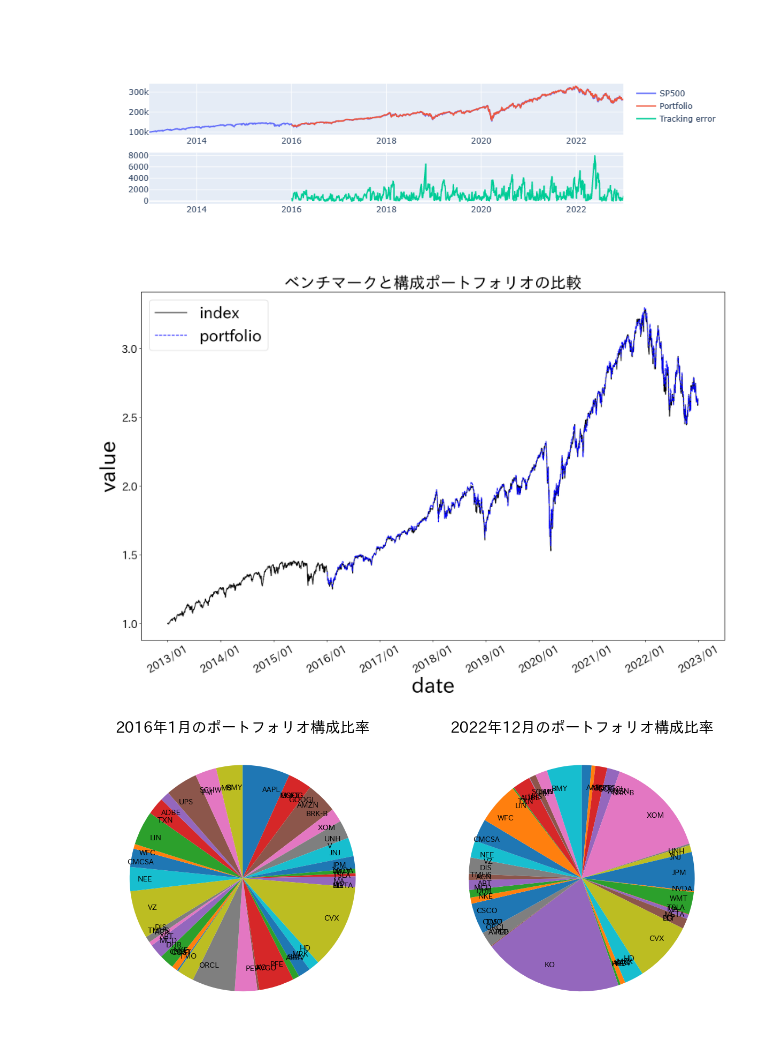
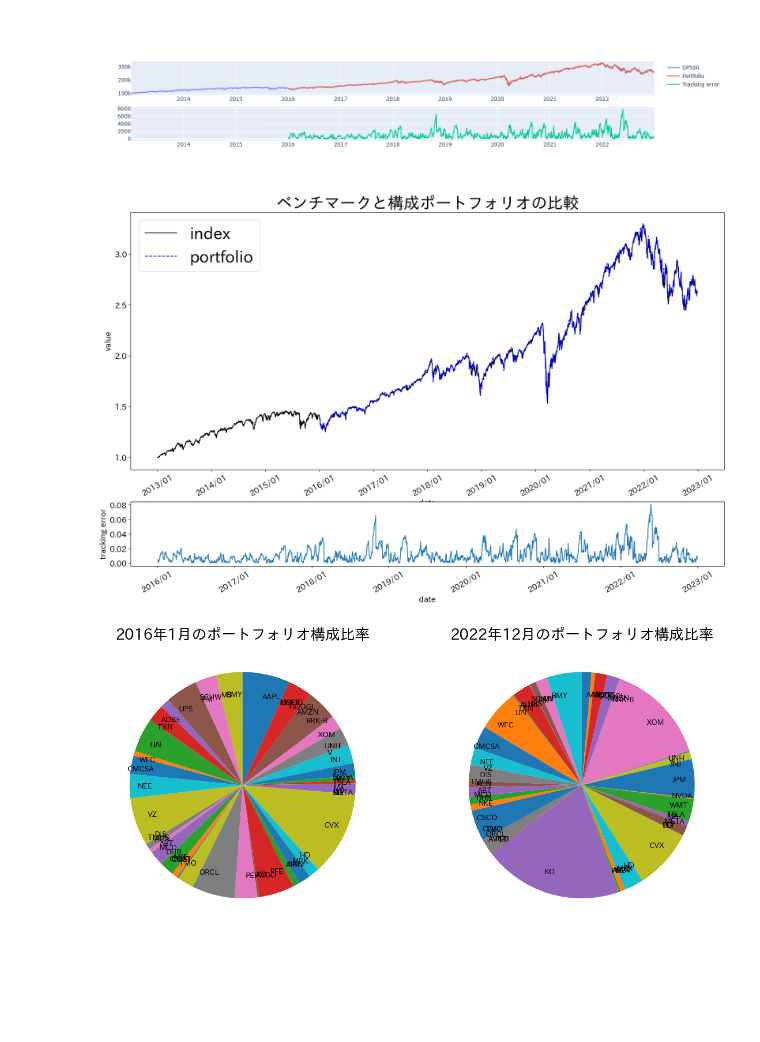
Before and after one commit to heytangning/direct-indexing, a Jupyter notebook: di_backtest.ipynb, the cells around one changed output. Drawn from its saved outputs; the diff is of its cells as text; code cells hidden in the pictures; blank space fills up the shorter version.

Commit message:
image

```diff
--- a/di_backtest.ipynb
+++ b/di_backtest.ipynb
@@ -86,8 +87,10 @@ Benchmark = Benchmark.cumprod()
 T = R.shape[0]
 N = R.shape[1]
 # %%
-di = pd.DataFrame(index=Benchmark.index,columns=['Close'])
-dw = pd.DataFrame(index=R.index,columns=R.columns)
+di = pd.DataFrame(index=Benchmark.index,columns=['Close']) # ポートフォリオの時価総額の推移
+dw = pd.DataFrame(index=R.index,columns=R.columns) # 目標配分比率の推移
+di_sr = pd.DataFrame(index=R.index,columns=['Close']) # 同一比率リバランスポートフォリオの時価総額の推移
+pw = pd.DataFrame(index=R.index,columns=R.columns) # 実績配分比率の推移
 # %%
 mon_window = 36
 weight = cvx.Variable(N)
@@ -108,10 +111,24 @@ for i in range(120 - mon_window):
     wt = np.expand_dims(w, 0)
     dstart = cal.query('mon >= '+str(end+1)+' and mon <= '+str(end+1))['Date'].min()
     dend = cal.query('mon >= '+str(end+1)+' and mon <= '+str(end+1))['Date'].max()
+    # ポートフォリオ時価総額計算
     d = R[dstart:dend].values@w
     d = np.expand_dims(d, 1)
     di[dstart:dend]=d
+    # 目標配分
     dw[dstart:dstart]=wt
+    # 実績配分
+    rtmp=R[dstart:dend].values
+    rt = rtmp.shape[0]
+    wr = np.expand_dims(w, 0)
+    wr = np.repeat(wr, rt, axis=0)
+    dwr = np.multiply(rtmp,wr)
+    dwr_sum = dwr.sum(axis=1)
+    dwr_sum = np.expand_dims(dwr_sum, 1)
+    dwr_sumr = np.repeat(dwr_sum, 50, axis=1)
+    dwr_al = np.divide(dwr,dwr_sumr)
+    pw[dstart:dend]=dwr_al
+    #
 # %%
 dw = dw.dropna()
 # %%
@@ -139,30 +156,43 @@ fig.add_trace(go.Scatter(x=Benchmark.index,
               )
 fig.show()
 # %% [output]
-[figure, old version]
+[figure, new version]
 # %%
 Benchmark.to_csv('b.csv')
 di.to_csv('d.csv')
 # %%
 import japanize_matplotlib
 import matplotlib.pyplot as plt
+import matplotlib.gridspec as gridspec
 from matplotlib import dates as mdates
 
+heights = [4, 1]
 fig = plt.figure(figsize=(20, 12))
-ax = fig.add_subplot(111)
+spec = fig.add_gridspec(ncols=1, nrows=2,  height_ratios=heights)
+ax = fig.add_subplot(spec[0, 0])
 ax.plot(pd.to_datetime(Benchmark.index),Benchmark,c='k')
 ax.plot(pd.to_datetime(di.index),di,c='b',linestyle="--")
 ax.legend(labels=['index','portfolio'],fontsize=30)
-ax.set_xlabel('date', size=40)
-ax.set_ylabel('value', size=40)
+ax.set_xlabel('date', size=15)
+ax.set_ylabel('value', size=15)
 ax.set_title('ベンチマークと構成ポートフォリオの比較', fontsize=30)
-plt.xticks(fontsize=20)
-plt.yticks(fontsize=20)
+plt.xticks(fontsize=15)
+plt.yticks(fontsize=15)
 plt.xticks(rotation=30)
 plt.gca().xaxis.set_major_formatter(mdates.DateFormatter('%Y/%m'))
+
+ax = fig.add_subplot(spec[1, 0])
+ax.plot(pd.to_datetime(Benchmark.index),((Benchmark['Close']-di['Close'])**2)**0.5)
+ax.set_xlabel('date', size=15)
+ax.set_ylabel('tracking error', size=15)
+plt.xticks(fontsize=15)
+plt.yticks(fontsize=15)
+plt.xticks(rotation=30)
+plt.gca().xaxis.set_major_formatter(mdates.DateFormatter('%Y/%m'))
+
 fig.savefig("di.png")
 # %% [output]
-[figure, old version]
+[figure, new version]
 # %%
 fig = plt.figure(figsize=(15, 10))
 ax = fig.add_subplot(121)
```
Also changed, not shown: parts of 4 cells of this notebook, 2 other files.
